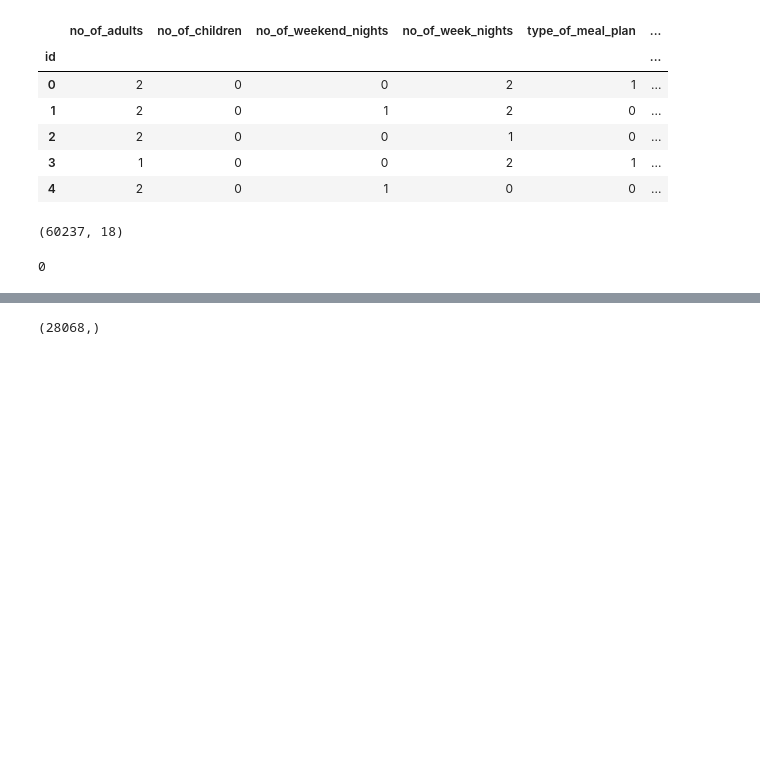
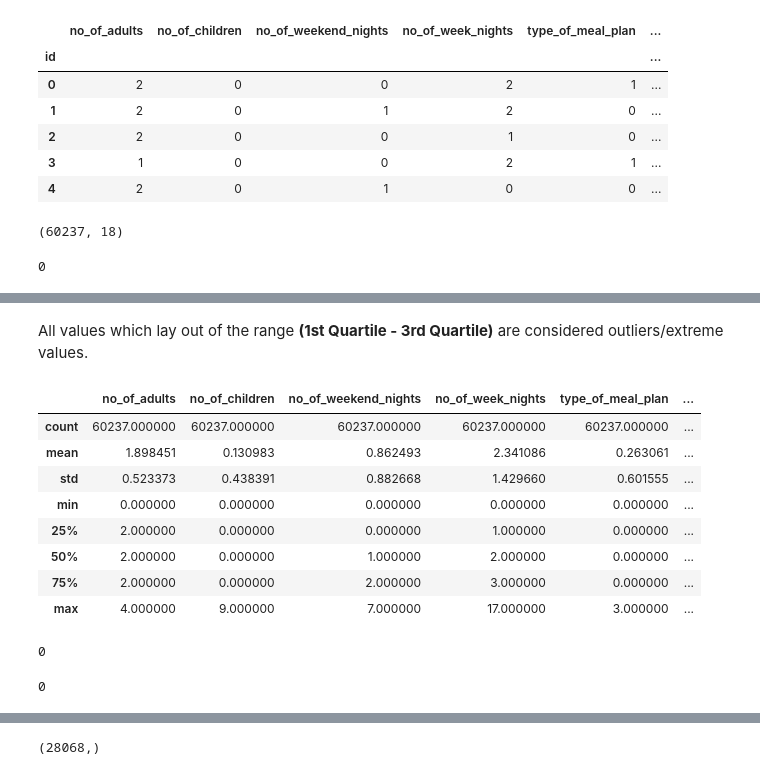
Before and after one commit to hikmatullah-mohammadi/Reservation-cancellation-prediction, a Jupyter notebook: reservation-cancellation-simple-dnn-tf-keras.ipynb, the cells around one changed output, grey strips where cells are left out. Drawn from its saved outputs; the diff is of its cells as text; code cells hidden in the pictures; blank space fills up the shorter version.

```diff
--- a/reservation-cancellation-simple-dnn-tf-keras.ipynb
+++ b/reservation-cancellation-simple-dnn-tf-keras.ipynb
@@ -118,0 +220,2 @@ plt.show()
+# %% [markdown]
+All values which lay out of the range **(1st Quartile - 3rd Quartile)** are considered outliers/extreme values.
@@ -118,0 +235,13 @@ plt.show()
+# %%
+# let's see how the features are distributed
+df_train.describe()
+# %% [output]
+|  | no_of_adults | no_of_children | no_of_weekend_nights | no_of_week_nights | type_of_meal_plan | ... |
+| count | 60237.000000 | 60237.000000 | 60237.000000 | 60237.000000 | 60237.000000 | ... |
+| mean | 1.898451 | 0.130983 | 0.862493 | 2.341086 | 0.263061 | ... |
+| std | 0.523373 | 0.438391 | 0.882668 | 1.429660 | 0.601555 | ... |
+| min | 0.000000 | 0.000000 | 0.000000 | 0.000000 | 0.000000 | ... |
+| 25% | 2.000000 | 0.000000 | 0.000000 | 1.000000 | 0.000000 | ... |
+| 50% | 2.000000 | 0.000000 | 1.000000 | 2.000000 | 0.000000 | ... |
+| 75% | 2.000000 | 0.000000 | 2.000000 | 3.000000 | 0.000000 | ... |
+| max | 4.000000 | 9.000000 | 7.000000 | 17.000000 | 3.000000 | ... |
@@ -119,3 +258,33 @@ plt.show()
+# %%
+# training set
+# handle the outliers in training set: replace them by the mean of each feature
+
+# get means
+features_means = df_train[features_with_outlier].mean()
+# iterate through continuous features
+for i in features_with_outlier:
+    replace_outliers_with_nan_iqr(df_train, i, inplace=True)
+
+# replace np.nan by the mean values
+df_train.fillna(features_means, inplace=True)
+df_train.isnull().sum().sum()
+# %% [output]
+0
+# %%
+# test set
+# handle the outliers in test set: replace them by the mean of each feature
+
+# get means
+features_means = df_test[features_with_outlier].mean(axis=0)
+# iterate through continuous features
+for i in features_with_outlier:
+    replace_outliers_with_nan_iqr(df_test, i, inplace=True)
+
+# replace np.nan by the mean values
+df_test.fillna(features_means, inplace=True)
+df_test.isnull().sum().sum()
+# %% [output]
+0
 # %%
 # separate features from the target variable
 X = df_train.drop('booking_status', axis=1)
```
Also changed, not shown: parts of 33 cells of this notebook.
